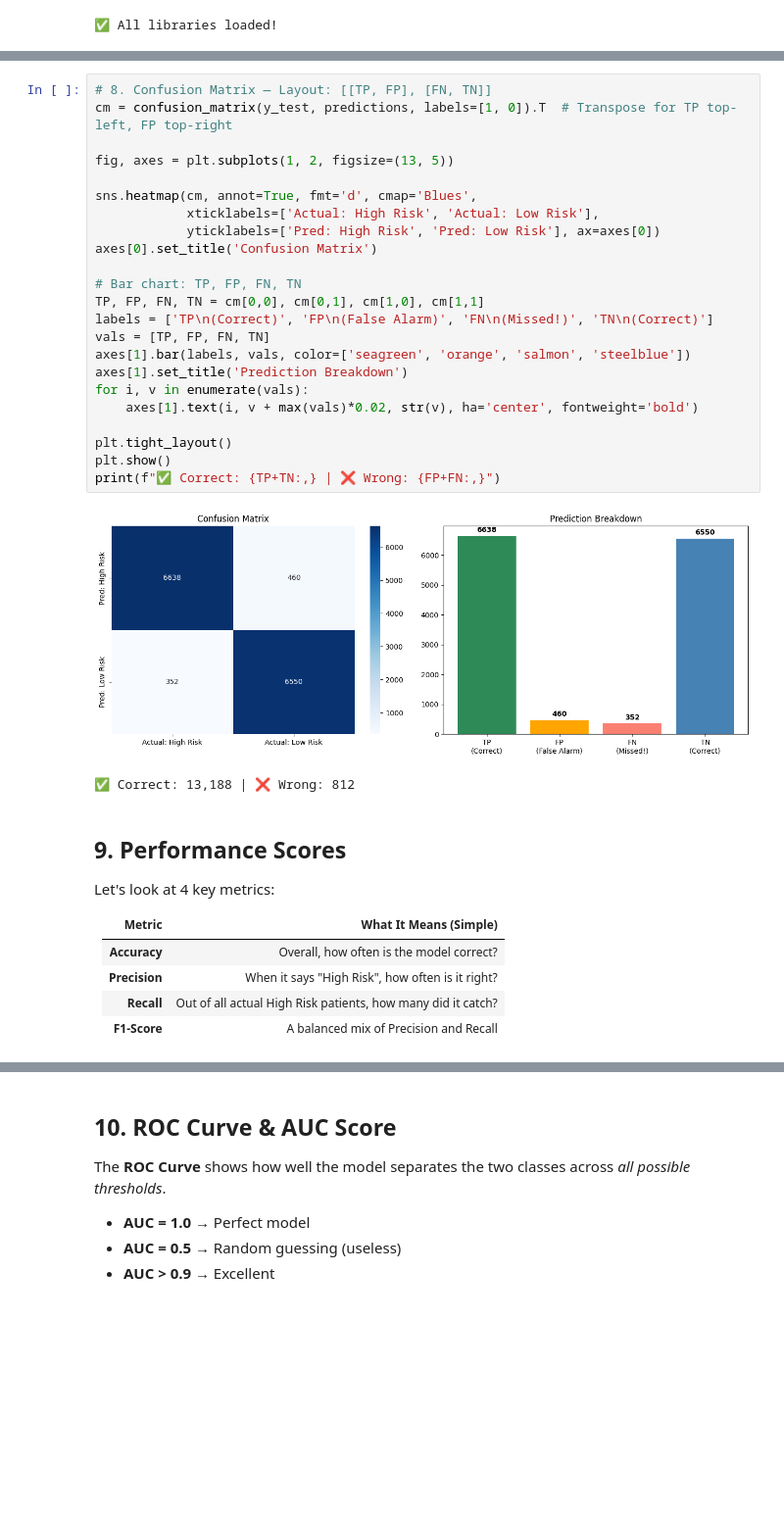
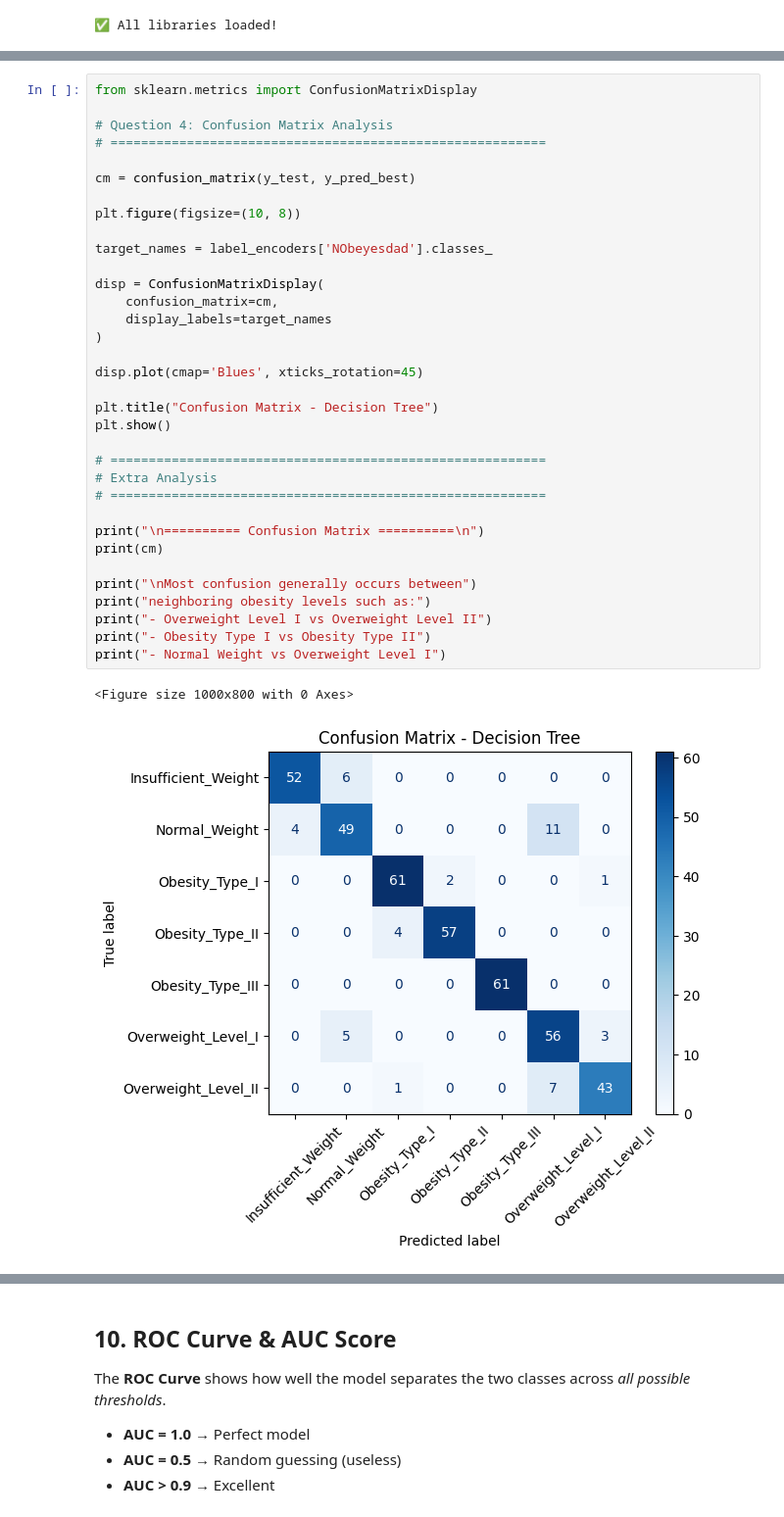
Before and after one commit to noruzzaman-rahat/Research-With-Machine-Learning, a Jupyter notebook: 8_Introduction_to_Machine_Learning_Skill_Morph_updated_batch2.ipynb, the cells around one changed output, grey strips where cells are left out. Shown at 98% size. Saved outputs shown, nothing was run; the diff lists cells and outputs as text; blank space fills up the shorter version.

```diff
--- a/8_Introduction_to_Machine_Learning_Skill_Morph_updated_batch2.ipynb
+++ b/8_Introduction_to_Machine_Learning_Skill_Morph_updated_batch2.ipynb
@@ -199,37 +199,37 @@ Accuracy alone doesn't tell the full story. The **Confusion Matrix** shows exact
-# %%
-# 8. Confusion Matrix — Layout: [[TP, FP], [FN, TN]]
-cm = confusion_matrix(y_test, predictions, labels=[1, 0]).T  # Transpose for TP top-left, FP top-right
-
-fig, axes = plt.subplots(1, 2, figsize=(13, 5))
-
-sns.heatmap(cm, annot=True, fmt='d', cmap='Blues',
-            xticklabels=['Actual: High Risk', 'Actual: Low Risk'],
-            yticklabels=['Pred: High Risk', 'Pred: Low Risk'], ax=axes[0])
-axes[0].set_title('Confusion Matrix')
-
-# Bar chart: TP, FP, FN, TN
-TP, FP, FN, TN = cm[0,0], cm[0,1], cm[1,0], cm[1,1]
-labels = ['TP\n(Correct)', 'FP\n(False Alarm)', 'FN\n(Missed!)', 'TN\n(Correct)']
-vals = [TP, FP, FN, TN]
-axes[1].bar(labels, vals, color=['seagreen', 'orange', 'salmon', 'steelblue'])
-axes[1].set_title('Prediction Breakdown')
-for i, v in enumerate(vals):
-    axes[1].text(i, v + max(vals)*0.02, str(v), ha='center', fontweight='bold')
-
-plt.tight_layout()
-plt.show()
-print(f"✅ Correct: {TP+TN:,} | ❌ Wrong: {FP+FN:,}")
-# %% [output]
-[figure, removed]
-✅ Correct: 13,188 | ❌ Wrong: 812
-# %% [markdown]
-## 9. Performance Scores <a id='9'></a>
-
-Let's look at 4 key metrics:
-
-| Metric | What It Means (Simple) |
-|--------|----------------------|
-| **Accuracy** | Overall, how often is the model correct? |
-| **Precision** | When it says "High Risk", how often is it right? |
-| **Recall** | Out of all actual High Risk patients, how many did it catch? |
-| **F1-Score** | A balanced mix of Precision and Recall |
+# %%
+from sklearn.metrics import ConfusionMatrixDisplay
+
+# Question 4: Confusion Matrix Analysis
+# =========================================================
+
+cm = confusion_matrix(y_test, y_pred_best)
+
+plt.figure(figsize=(10, 8))
+
+target_names = label_encoders['NObeyesdad'].classes_
+
+disp = ConfusionMatrixDisplay(
+    confusion_matrix=cm,
+    display_labels=target_names
+)
+
+disp.plot(cmap='Blues', xticks_rotation=45)
+
+plt.title("Confusion Matrix - Decision Tree")
+plt.show()
+
+# =========================================================
+# Extra Analysis
+# =========================================================
+
+print("\n========== Confusion Matrix ==========\n")
+print(cm)
+
+print("\nMost confusion generally occurs between")
+print("neighboring obesity levels such as:")
+print("- Overweight Level I vs Overweight Level II")
+print("- Obesity Type I vs Obesity Type II")
+print("- Normal Weight vs Overweight Level I")
+# %% [output]
+<Figure size 1000x800 with 0 Axes>
+[figure, added]
```
Also changed, not shown: parts of 28 cells of this notebook.
